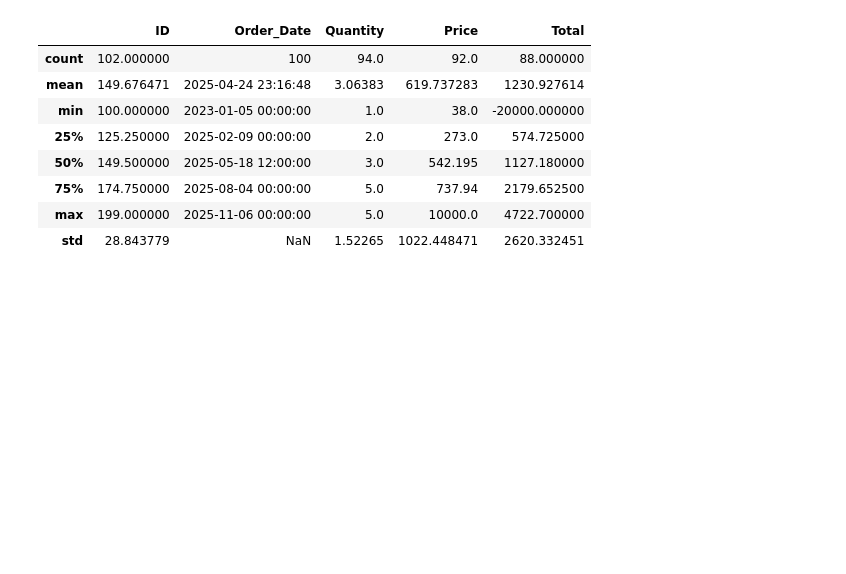
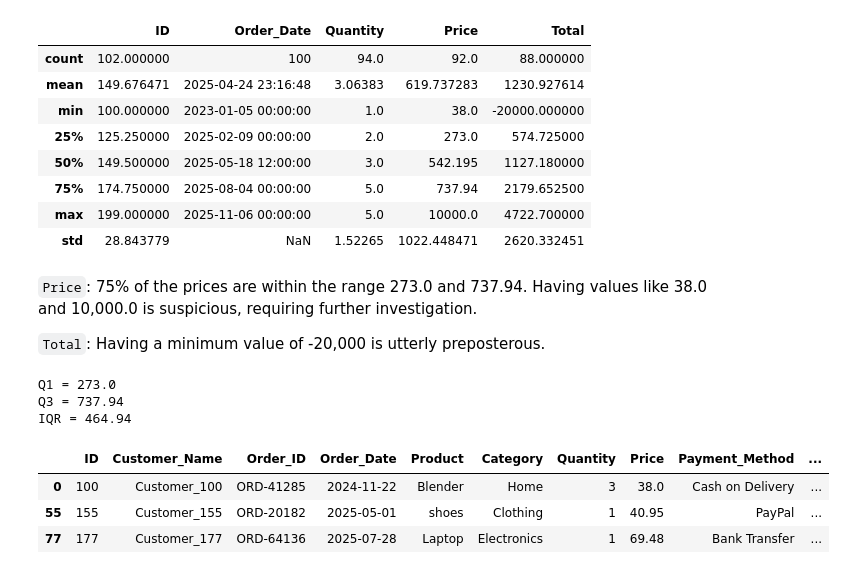
Before and after one commit to Gerum-Berhanu/data-cleaning, a Jupyter notebook: projects/05_ecommerce_sales/05_data_cleaning.ipynb, the cells around one changed output. Drawn from its saved outputs; the diff is of its cells as text; code cells hidden in the pictures; blank space fills up the shorter version.

```diff
--- a/projects/05_ecommerce_sales/05_data_cleaning.ipynb
+++ b/projects/05_ecommerce_sales/05_data_cleaning.ipynb
@@ -257,0 +273,4 @@ Name: Price, dtype: Float64
+# %%
+# Trailing whitespace handling
+for col in str_cols:
+    df[col] = df[col].str.strip()
@@ -257,0 +292,7 @@ Name: Price, dtype: Float64
+# %%
+unique_method_cols = ["Product", "Category", "Payment_Method", "Status"]
+
+for col in unique_method_cols:
+    df[col] = df[col].str.title()
+    print(f"{col}:", sorted(df[col].dropna().unique().tolist()))
+    print("")
@@ -257,0 +309,4 @@ Name: Price, dtype: Float64
+# %%
+df["Category"] = df["Category"].str.replace(r"^Electronic$", "Electronics", regex=True)
+
+print("Category:", sorted(df["Category"].dropna().unique().tolist()))
@@ -346,3 +405,33 @@ display(df.describe())
 | 75% | 174.750000 | 2025-08-04 00:00:00 | 5.0 | 737.94 | 2179.652500 |
 | max | 199.000000 | 2025-11-06 00:00:00 | 5.0 | 10000.0 | 4722.700000 |
 | std | 28.843779 | NaN | 1.52265 | 1022.448471 | 2620.332451 |
+# %% [markdown]
+`Price`: 75% of the prices are within the range 273.0 and 737.94. Having values like 38.0 and 10,000.0 is suspicious, requiring further investigation.
+
+`Total`: Having a minimum value of -20,000 is utterly preposterous.
+# %%
+Q1_price = df["Price"].quantile(0.25)
+Q3_price = df["Price"].quantile(0.75)
+IQR = Q3_price - Q1_price
+
+print(f"Q1 = {Q1_price}")
+print(f"Q3 = {Q3_price}")
+print(f"IQR = {IQR:.2f}")
+
+lower_limit = 100
+upper_limit = Q3_price + IQR
+
+lower_mask = df["Price"] < lower_limit
+upper_mask = df["Price"] > upper_limit
+# %% [output]
+Q1 = 273.0
+Q3 = 737.94
+IQR = 464.94
+# %%
+# Checking lower limit (prices less than 100)
+display(df[lower_mask])
+# %% [output]
+|  | ID | Customer_Name | Order_ID | Order_Date | Product | Category | Quantity | Price | Payment_Method | ... |
+| 0 | 100 | Customer_100 | ORD-41285 | 2024-11-22 | Blender | Home | 3 | 38.0 | Cash on Delivery | ... |
+| 55 | 155 | Customer_155 | ORD-20182 | 2025-05-01 | shoes | Clothing | 1 | 40.95 | PayPal | ... |
+| 77 | 177 | Customer_177 | ORD-64136 | 2025-07-28 | Laptop | Electronics | 1 | 69.48 | Bank Transfer | ... |
```
Also changed, not shown: parts of 10 cells of this notebook.
